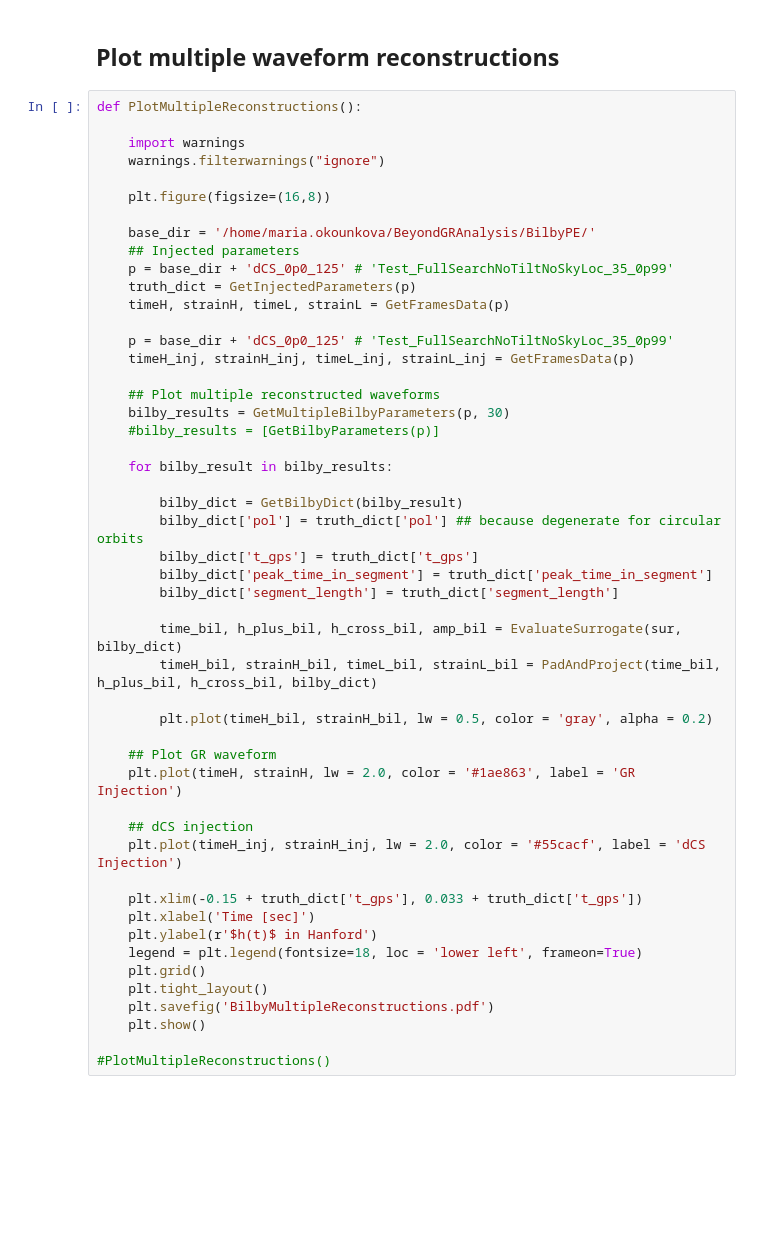
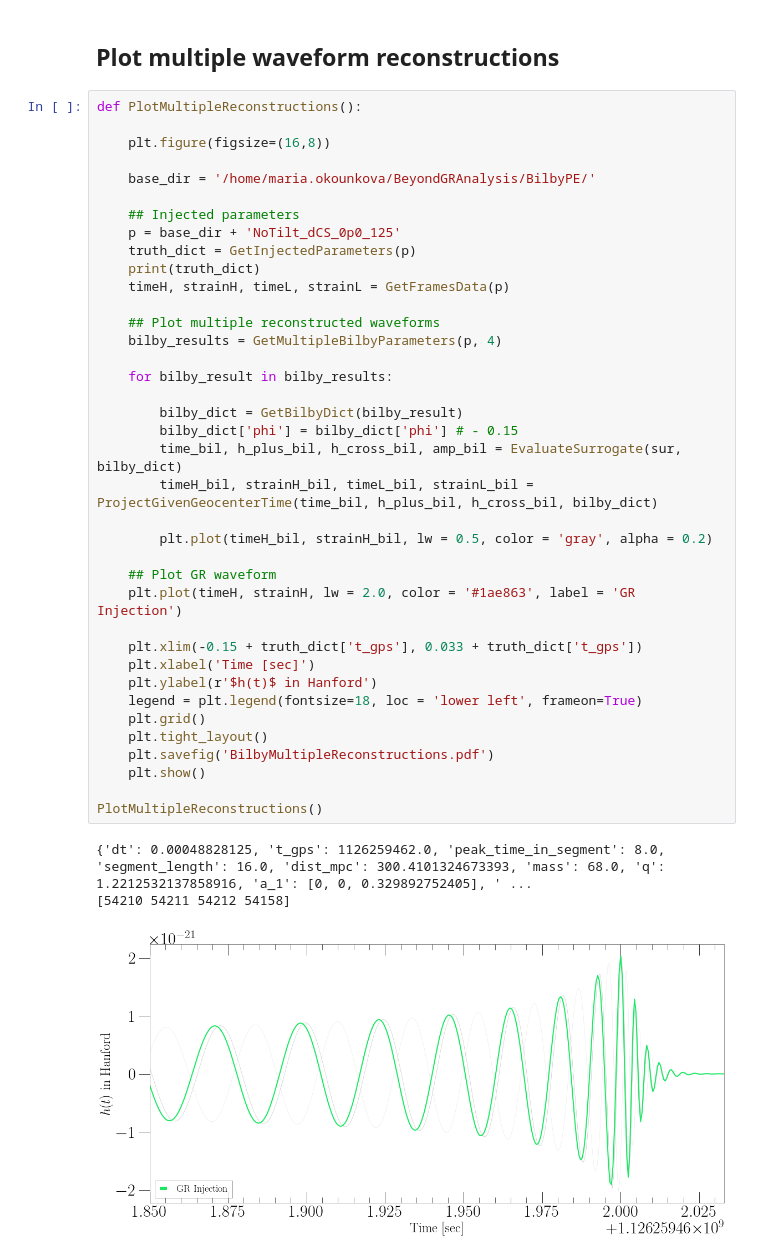
Before and after one commit to mariaokounkova/BeyondGRAnalysis, a Jupyter notebook: Reconstructions.ipynb, the cells around one changed output. Saved outputs shown, nothing was run; the diff lists cells and outputs as text; blank space fills up the shorter version.

```diff
--- a/Reconstructions.ipynb
+++ b/Reconstructions.ipynb
@@ -311,51 +304,43 @@ t0 parameter:  1126259461.984831
 ## Plot multiple waveform reconstructions
 # %%
 def PlotMultipleReconstructions():
-
-    import warnings
-    warnings.filterwarnings("ignore")
 
     plt.figure(figsize=(16,8))
 
     base_dir = '/home/maria.okounkova/BeyondGRAnalysis/BilbyPE/'
+
     ## Injected parameters
-    p = base_dir + 'dCS_0p0_125' # 'Test_FullSearchNoTiltNoSkyLoc_35_0p99'
+    p = base_dir + 'NoTilt_dCS_0p0_125'
     truth_dict = GetInjectedParameters(p)
+    print(truth_dict)
     timeH, strainH, timeL, strainL = GetFramesData(p)
 
-    p = base_dir + 'dCS_0p0_125' # 'Test_FullSearchNoTiltNoSkyLoc_35_0p99'
-    timeH_inj, strainH_inj, timeL_inj, strainL_inj = GetFramesData(p)
-
     ## Plot multiple reconstructed waveforms
-    bilby_results = GetMultipleBilbyParameters(p, 30)
-    #bilby_results = [GetBilbyParameters(p)]
+    bilby_results = GetMultipleBilbyParameters(p, 4)
 
     for bilby_result in bilby_results:
 
         bilby_dict = GetBilbyDict(bilby_result)
-        bilby_dict['pol'] = truth_dict['pol'] ## because degenerate for circular orbits
-        bilby_dict['t_gps'] = truth_dict['t_gps']
-        bilby_dict['peak_time_in_segment'] = truth_dict['peak_time_in_segment']
-        bilby_dict['segment_length'] = truth_dict['segment_length']
-
+        bilby_dict['phi'] = bilby_dict['phi'] # - 0.15
         time_bil, h_plus_bil, h_cross_bil, amp_bil = EvaluateSurrogate(sur, bilby_dict)
-        timeH_bil, strainH_bil, timeL_bil, strainL_bil = PadAndProject(time_bil, h_plus_bil, h_cross_bil, bilby_dict)
+        timeH_bil, strainH_bil, timeL_bil, strainL_bil = ProjectGivenGeocenterTime(time_bil, h_plus_bil, h_cross_bil, bilby_dict)
 
         plt.plot(timeH_bil, strainH_bil, lw = 0.5, color = 'gray', alpha = 0.2)
 
     ## Plot GR waveform
     plt.plot(timeH, strainH, lw = 2.0, color = '#1ae863', label = 'GR Injection')
-
-    ## dCS injection
-    plt.plot(timeH_inj, strainH_inj, lw = 2.0, color = '#55cacf', label = 'dCS Injection')
 
     plt.xlim(-0.15 + truth_dict['t_gps'], 0.033 + truth_dict['t_gps'])
     plt.xlabel('Time [sec]')
     plt.ylabel(r'$h(t)$ in Hanford')
     legend = plt.legend(fontsize=18, loc = 'lower left', frameon=True)
     plt.grid()
     plt.tight_layout()
     plt.savefig('BilbyMultipleReconstructions.pdf')
     plt.show()
 
-#PlotMultipleReconstructions()
+PlotMultipleReconstructions()
+# %% [output]
+{'dt': 0.00048828125, 't_gps': 1126259462.0, 'peak_time_in_segment': 8.0, 'segment_length': 16.0, 'dist_mpc': 300.4101324673393, 'mass': 68.0, 'q': 1.2212532137858916, 'a_1': [0, 0, 0.329892752405], ' ...
+[54210 54211 54212 54158]
+[figure, added]
```
Also changed, not shown: parts of 6 cells of this notebook.
